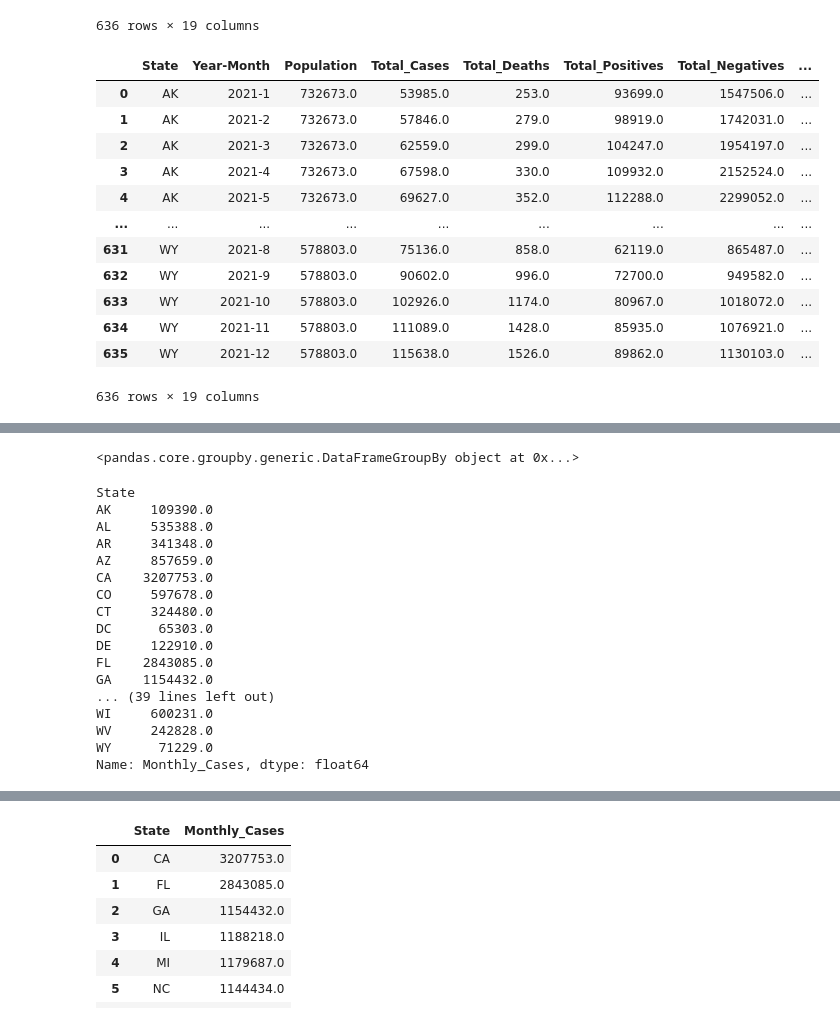
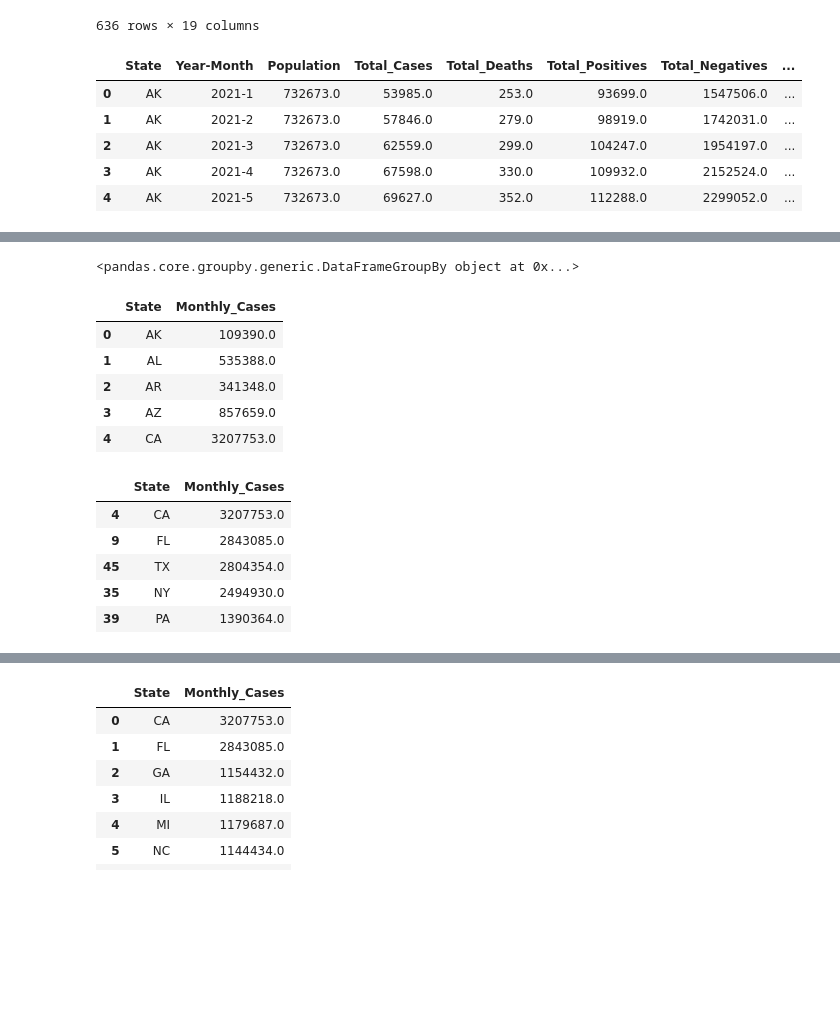
Before and after one commit to tracypoon/Group_3_Project, a Jupyter notebook: Mano/Graphs and correlation.ipynb, the cells around one changed output, grey strips where cells are left out. Drawn from its saved outputs; the diff is of its cells as text; code cells hidden in the pictures; blank space fills up the shorter version.

Commit message:
state_analysis

```diff
--- a/Mano/Graphs and correlation.ipynb
+++ b/Mano/Graphs and correlation.ipynb
@@ -50,21 +50,14 @@ df
 636 rows × 19 columns
 # %%
 df.columns = df.columns.str.replace(' ', '_')
-df
+df.head()
 # %% [output]
 |  | State | Year-Month | Population | Total_Cases | Total_Deaths | Total_Positives | Total_Negatives | ... |
 | 0 | AK | 2021-1 | 732673.0 | 53985.0 | 253.0 | 93699.0 | 1547506.0 | ... |
 | 1 | AK | 2021-2 | 732673.0 | 57846.0 | 279.0 | 98919.0 | 1742031.0 | ... |
 | 2 | AK | 2021-3 | 732673.0 | 62559.0 | 299.0 | 104247.0 | 1954197.0 | ... |
 | 3 | AK | 2021-4 | 732673.0 | 67598.0 | 330.0 | 109932.0 | 2152524.0 | ... |
 | 4 | AK | 2021-5 | 732673.0 | 69627.0 | 352.0 | 112288.0 | 2299052.0 | ... |
-| ... | ... | ... | ... | ... | ... | ... | ... | ... |
-| 631 | WY | 2021-8 | 578803.0 | 75136.0 | 858.0 | 62119.0 | 865487.0 | ... |
-| 632 | WY | 2021-9 | 578803.0 | 90602.0 | 996.0 | 72700.0 | 949582.0 | ... |
-| 633 | WY | 2021-10 | 578803.0 | 102926.0 | 1174.0 | 80967.0 | 1018072.0 | ... |
-| 634 | WY | 2021-11 | 578803.0 | 111089.0 | 1428.0 | 85935.0 | 1076921.0 | ... |
-| 635 | WY | 2021-12 | 578803.0 | 115638.0 | 1526.0 | 89862.0 | 1130103.0 | ... |
-636 rows × 19 columns
 # %%
 df.describe()
 # %% [output]
@@ -89,22 +82,23 @@ df1
 # %%
 case_count=df1["Monthly_Cases"].sum()
 case_count
+state= case_count.to_frame().reset_index()
+state.head()
 # %% [output]
-State
-AK     109390.0
-AL     535388.0
-AR     341348.0
-AZ     857659.0
-CA    3207753.0
-CO     597678.0
-CT     324480.0
-DC      65303.0
-DE     122910.0
-FL    2843085.0
-GA    1154432.0
-... (39 lines left out)
-WI     600231.0
-WV     242828.0
-WY      71229.0
-Name: Monthly_Cases, dtype: float64
+|  | State | Monthly_Cases |
+| 0 | AK | 109390.0 |
+| 1 | AL | 535388.0 |
+| 2 | AR | 341348.0 |
+| 3 | AZ | 857659.0 |
+| 4 | CA | 3207753.0 |
+# %%
+state1=state.sort_values('Monthly_Cases', ascending=False)
+state1.head()
+# %% [output]
+|  | State | Monthly_Cases |
+| 4 | CA | 3207753.0 |
+| 9 | FL | 2843085.0 |
+| 45 | TX | 2804354.0 |
+| 35 | NY | 2494930.0 |
+| 39 | PA | 1390364.0 |
 # %%
```
Also changed, not shown: parts of 29 cells of this notebook, 10 other files.
